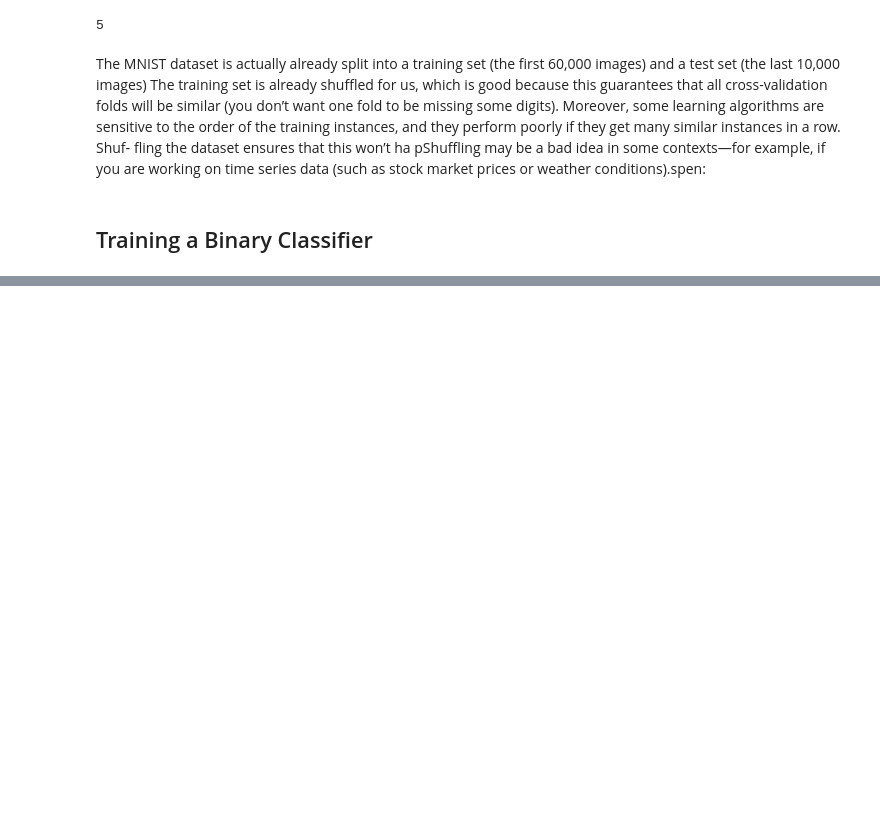
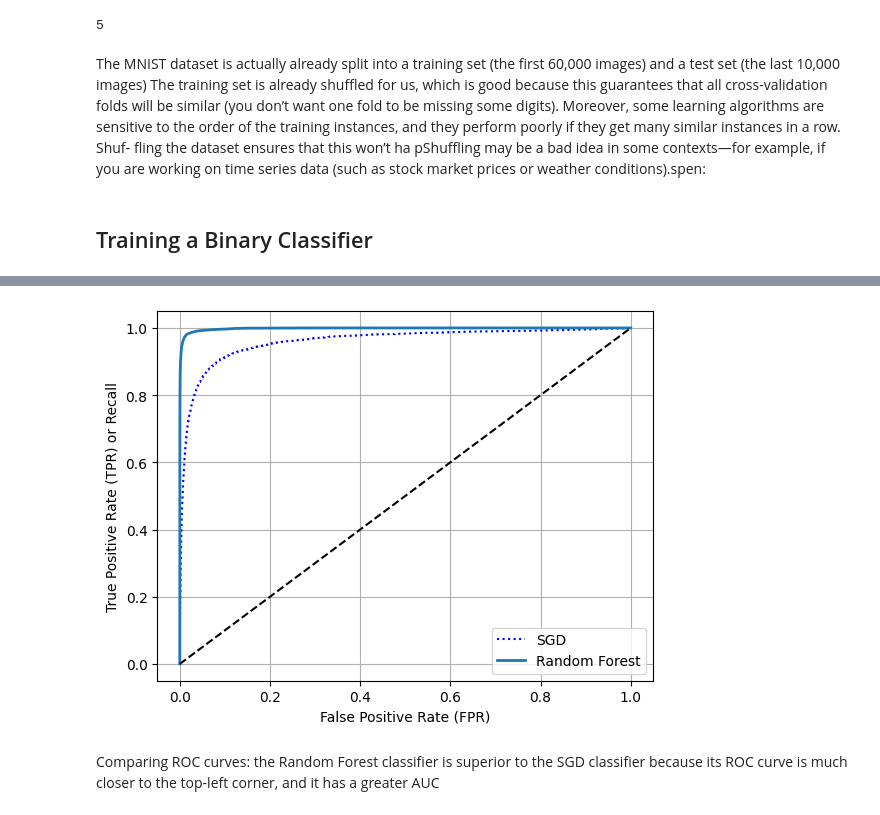
Before and after one commit to LuizIgnacio2002/hands-On_Machine_Learning, a Jupyter notebook: MNIST.ipynb, the cells around one changed output, grey strips where cells are left out. Saved outputs shown, nothing was run; the diff lists cells and outputs as text; code cells hidden in the pictures; blank space fills up the shorter version.

```diff
--- a/MNIST.ipynb
+++ b/MNIST.ipynb
@@ -69,0 +380,34 @@ X_train, X_test, y_train, y_test = X[:60000], X[60000:], y[:60000], y[60000:]
+# %%
+# Import RandomForestClassifier from scikit-learn
+from sklearn.ensemble import RandomForestClassifier
+
+# Create a RandomForestClassifier with a fixed random state for reproducibility
+forest_clf = RandomForestClassifier(random_state=42)
+
+# Use cross_val_predict to obtain class probabilities (predict_proba) for each instance
+y_probas_forest = cross_val_predict(forest_clf, X_train, y_train_5, cv=3, method="predict_proba")
+
+# The roc_curve() function expects labels and scores, but instead of scores, use class probabilities
+# Extract the probabilities of the positive class as the scores
+y_scores_forest = y_probas_forest[:, 1]  # score = probability of the positive class
+
+# Use roc_curve to compute False Positive Rate (fpr), True Positive Rate (tpr), and thresholds
+fpr_forest, tpr_forest, thresholds_forest = roc_curve(y_train_5, y_scores_forest)
+
+# Plot the ROC curve for the Stochastic Gradient Descent (SGD) classifier with a blue dotted line
+plt.plot(fpr, tpr, "b:", label="SGD")
+
+# Plot the ROC curve for the Random Forest classifier with a solid line
+plot_roc_curve(fpr_forest, tpr_forest, "Random Forest")
+
+# Add legend to the plot at the lower right position
+plt.legend(loc="lower right")
+
+# Show the plot
+plt.show()
+# %% [output]
+[figure, added]
+# %% [markdown]
+Comparing ROC curves: the Random Forest classifier is superior to the SGD
+classifier because its ROC curve is much closer to the top-left corner, and it has a greater
+AUC
```
Also changed, not shown: parts of 50 cells of this notebook.
